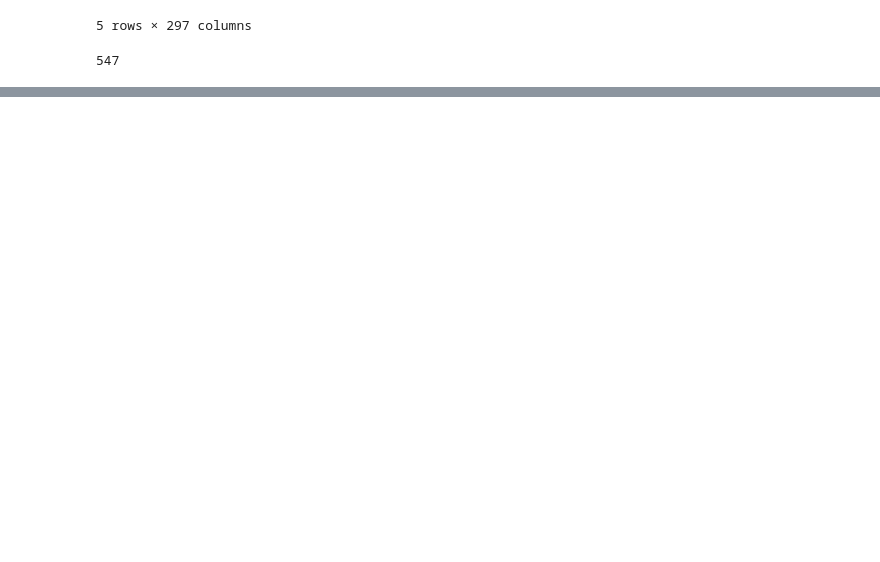
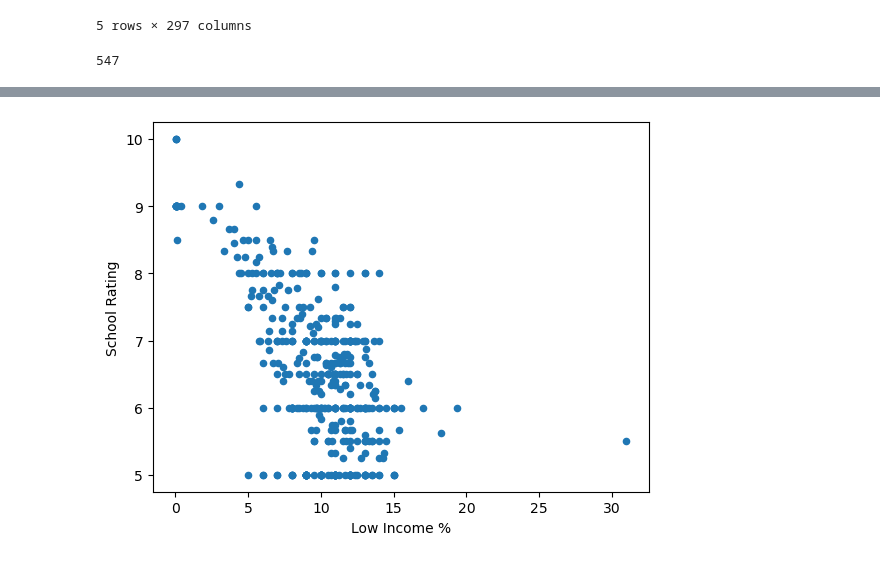
Before and after one commit to tlochan/ProjectOne, a Jupyter notebook: Data Cleaning.ipynb, the cells around one changed output, grey strips where cells are left out. Saved outputs shown, nothing was run; the diff lists cells and outputs as text; code cells hidden in the pictures; blank space fills up the shorter version.

```diff
--- a/Data Cleaning.ipynb
+++ b/Data Cleaning.ipynb
@@ -112,0 +132,4 @@ summaryDf
+# %%
+lowincplot = plot2021 = summaryDf.plot(kind="scatter", x="Low Income %", y="School Rating")
+# %% [output]
+[figure, added]
```
Also changed, not shown: parts of 11 cells of this notebook.
